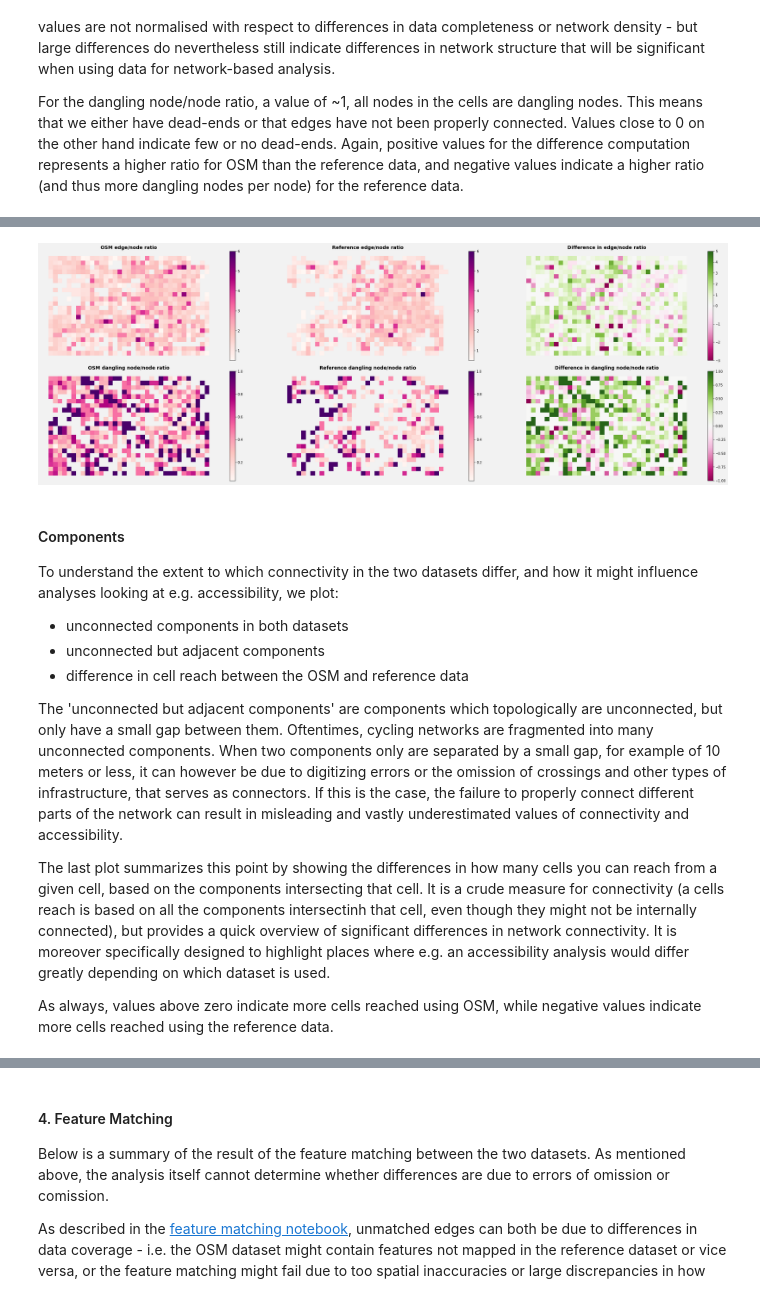
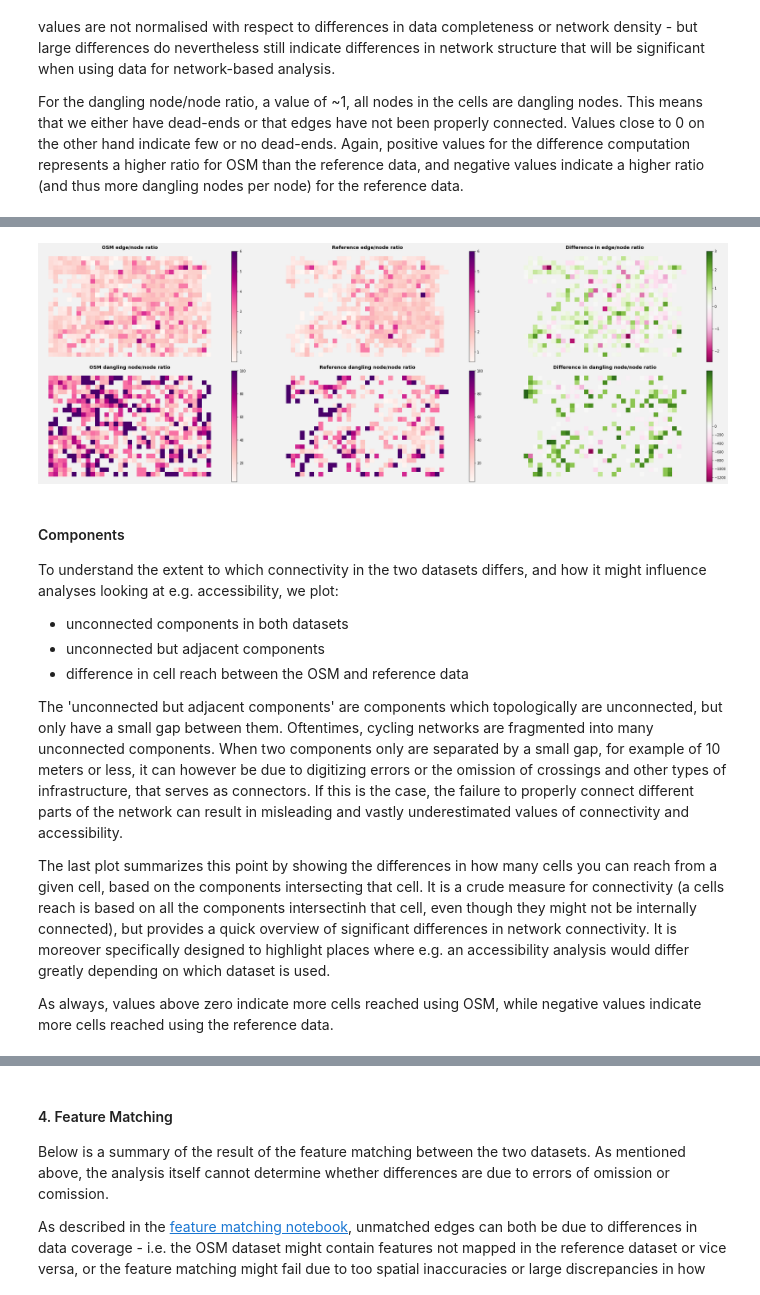
Before and after one commit to anerv/cycling_data_quality, a Jupyter notebook: scripts/03c_extrinsic_analysis_summary.ipynb, the cells around one changed output, grey strips where cells are left out. Drawn from its saved outputs; the diff is of its cells as text; code cells hidden in the pictures.

```diff
--- a/scripts/03c_extrinsic_analysis_summary.ipynb
+++ b/scripts/03c_extrinsic_analysis_summary.ipynb
@@ -308,7 +311,7 @@ plot_cols = [
 
 titles = [
     'OSM edge density (m/sqkm)', 'Reference edge density (m/sqkm)', 'Difference in edge density (m/sqkm)',
-    'OSM node density (nodes/sqkm', 'Reference node density (nodes/sqkm)', 'Differences in node density (nodes/sqkm)',
+    'OSM node density (nodes/sqkm)', 'Reference node density (nodes/sqkm)', 'Differences in node density (nodes/sqkm)',
     'OSM protected infrastructure density (m/sqkm)', 'Reference protected infrastructure density (m/sqkm)', 'Differences in protected infrastructure density (m/sqkm)',
     'OSM unprotected infrastructure density (m/sqkm)','Reference unprotected infrastructure density (m/sqkm)', 'Differences in unprotected infrastructure density (m/sqkm)',
     'OSM mixed infrastructure density (m/sqkm)', 'Reference mixed infrastructure density (m/sqkm)', 'Differences in mixed infrastructure density (m/sqkm)'
@@ -378,7 +401,7 @@ fig_structure.set_facecolor('#f2f2f2')
 
 plot_cols = [
     'osm_edge_node_ratio', 'ref_edge_node_ratio','edge_node_ratio_diff',
-    'osm_dangling_nodes_per_node','ref_dangling_nodes_per_node','dangling_node_ratio_diff'
+    'osm_dangling_nodes_pct','ref_dangling_nodes_pct','dangling_nodes_diff_pct'
     ]
 
 titles = ['OSM edge/node ratio', 'Reference edge/node ratio','Difference in edge/node ratio',
@@ -387,39 +410,39 @@ titles = ['OSM edge/node ratio', 'Reference edge/node ratio','Difference in edge
 
 cmap = 'RdPu'
 cmap_diff = 'PiYG'
 
 for i, c in enumerate(plot_cols):
     ax = axes[i]
     ax.set_axis_off()
 
     if i in [2,5]:
         # Created a normalize colorbar centered on 0
+        # @Ane i think it would be better to have a colorbar where both min and max have the same abs value?
         vmin, vmax, vcenter = grid[c].min(), grid[c].max(), 0
         norm = mpl.colors.TwoSlopeNorm(vmin=vmin, vcenter=vcenter, vmax=vmax)
         cbar = plt.cm.ScalarMappable(norm=norm, cmap=cmap_diff)
         grid.plot(column=c, cmap=cmap_diff, norm=norm, legend=True, ax=ax)
 
     else:
         if i in [0,3]:
             max_value = max(grid[c].max(),grid[plot_cols[i+1]].max())
             min_value = min(grid[c].min(),grid[plot_cols[i+1]].min())
 
         elif i in [1,4]:
             max_value = max(grid[c].max(),grid[plot_cols[i-1]].max())
             min_value = min(grid[c].min(),grid[plot_cols[i-1]].min())
 
         grid.plot(column=c, ax=ax, legend=True,vmin=min_value, vmax=max_value, cmap=cmap)
 
     ax.set_title(titles[i],  {'fontsize': 14,'fontweight': 'bold'})
 
-
 plt.tight_layout()
 # %% [output]
-[figure, old version]
+[figure, new version]
 # %% [markdown]
 #### Components
 
-To understand the extent to which connectivity in the two datasets differ, and how it might influence analyses looking at e.g. accessibility, we plot:
+To understand the extent to which connectivity in the two datasets differs, and how it might influence analyses looking at e.g. accessibility, we plot:
 
 - unconnected components in both datasets
 - unconnected but adjacent components
```
Also changed, not shown: parts of 10 cells of this notebook.
